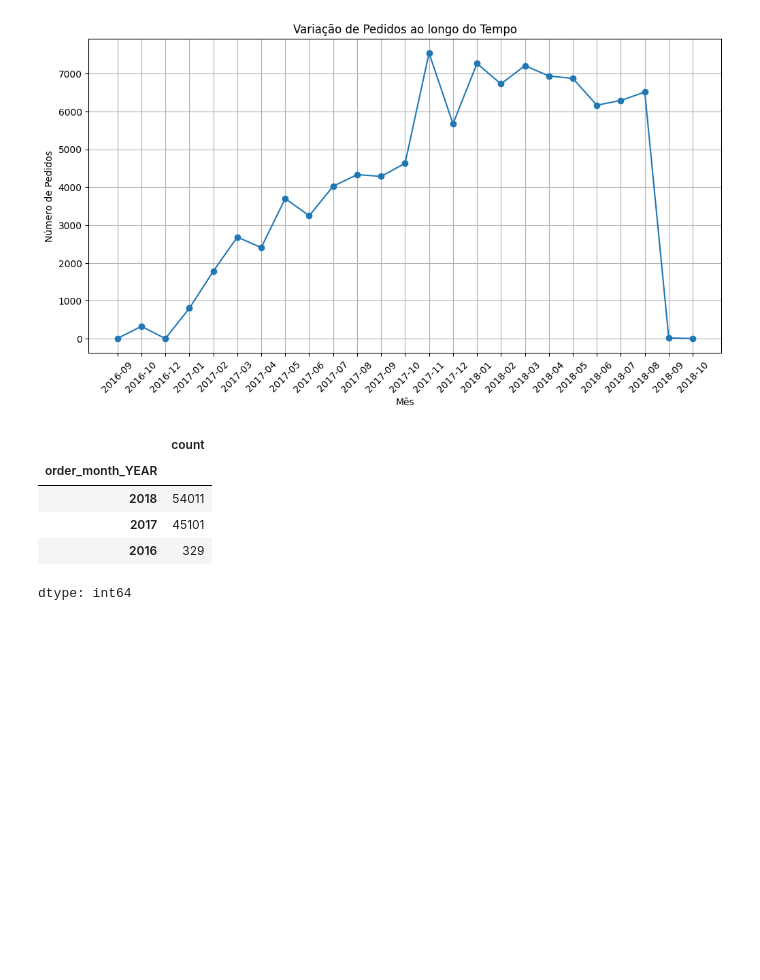
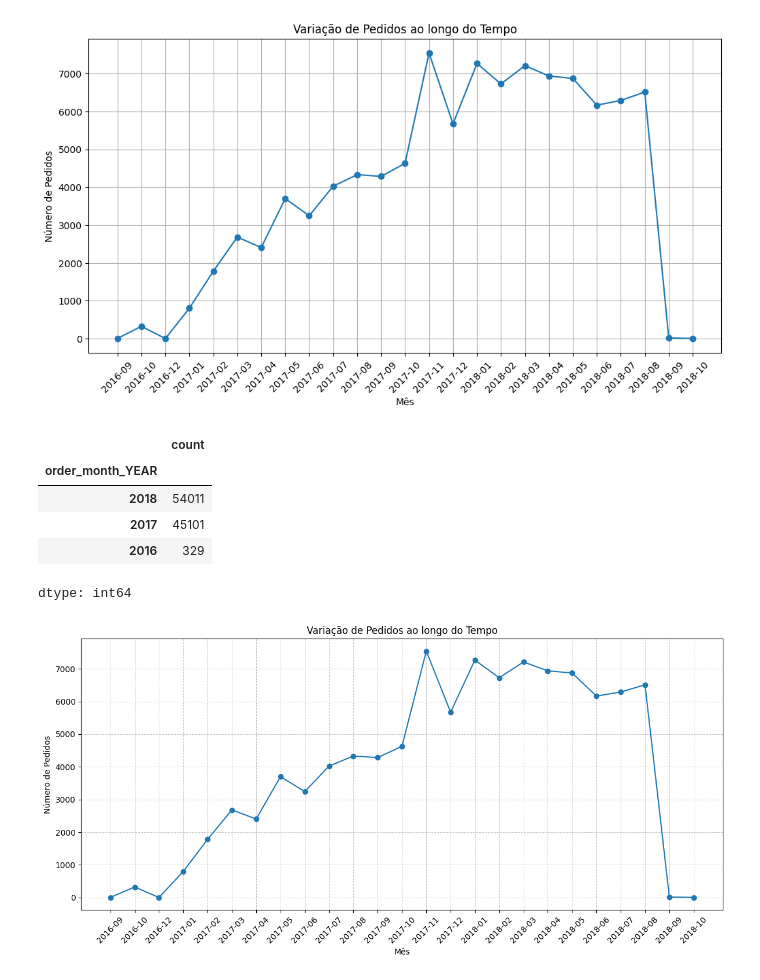
Before and after one commit to talescn/KAGGLE---Brazilian-E-Commerce, a Jupyter notebook: Brazilian_E_Commerce_Public_Dataset_by_Olist.ipynb, the cells around one changed output. Saved outputs shown, nothing was run; the diff lists cells and outputs as text; code cells hidden in the pictures; blank space fills up the shorter version.

```diff
--- a/Brazilian_E_Commerce_Public_Dataset_by_Olist.ipynb
+++ b/Brazilian_E_Commerce_Public_Dataset_by_Olist.ipynb
@@ -312,3 +309,15 @@ df["order_month_YEAR"].value_counts()
 | 2017 | 45101 |
 | 2016 | 329 |
 dtype: int64
+# %%
+plt.figure(figsize=(12,6))
+plt.plot(monthly_orders.index.astype(str), monthly_orders, marker='o')
+plt.xticks(rotation=45)
+plt.xlabel("Mês")
+plt.ylabel("Número de Pedidos")
+plt.title("Variação de Pedidos ao longo do Tempo")
+plt.grid(which='both', linestyle='--', linewidth=0.7, alpha=0.7)
+plt.tight_layout()
+plt.show()
+# %% [output]
+[figure, added]
```
Also changed, not shown: parts of 36 cells of this notebook.
